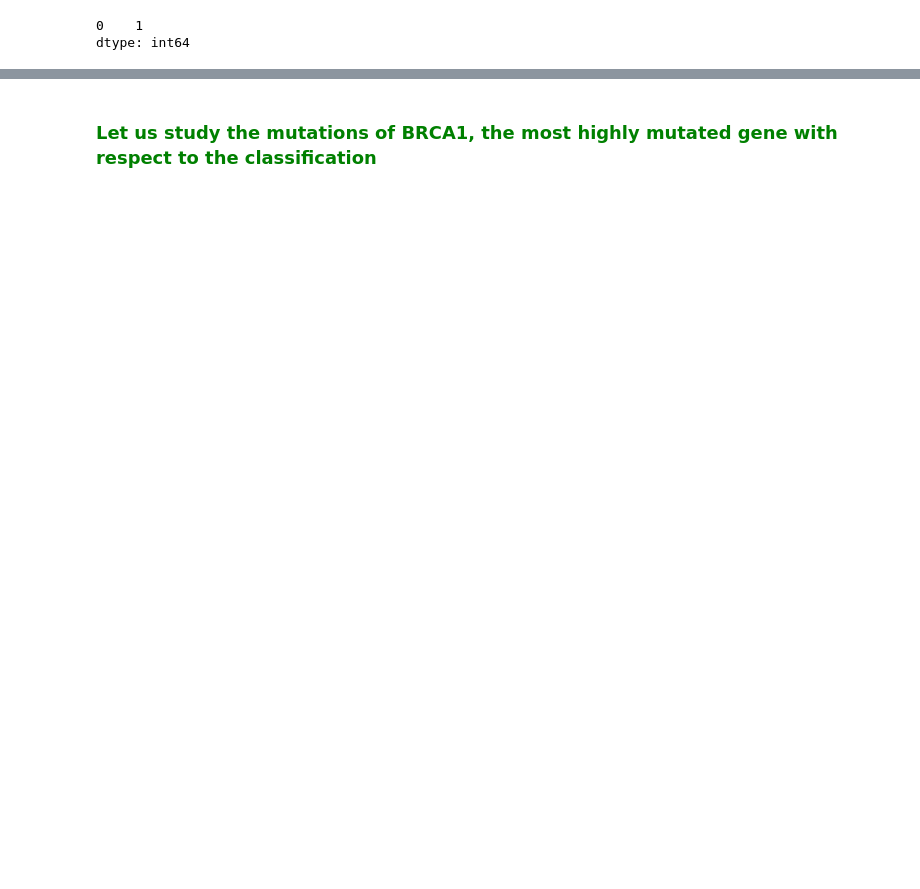
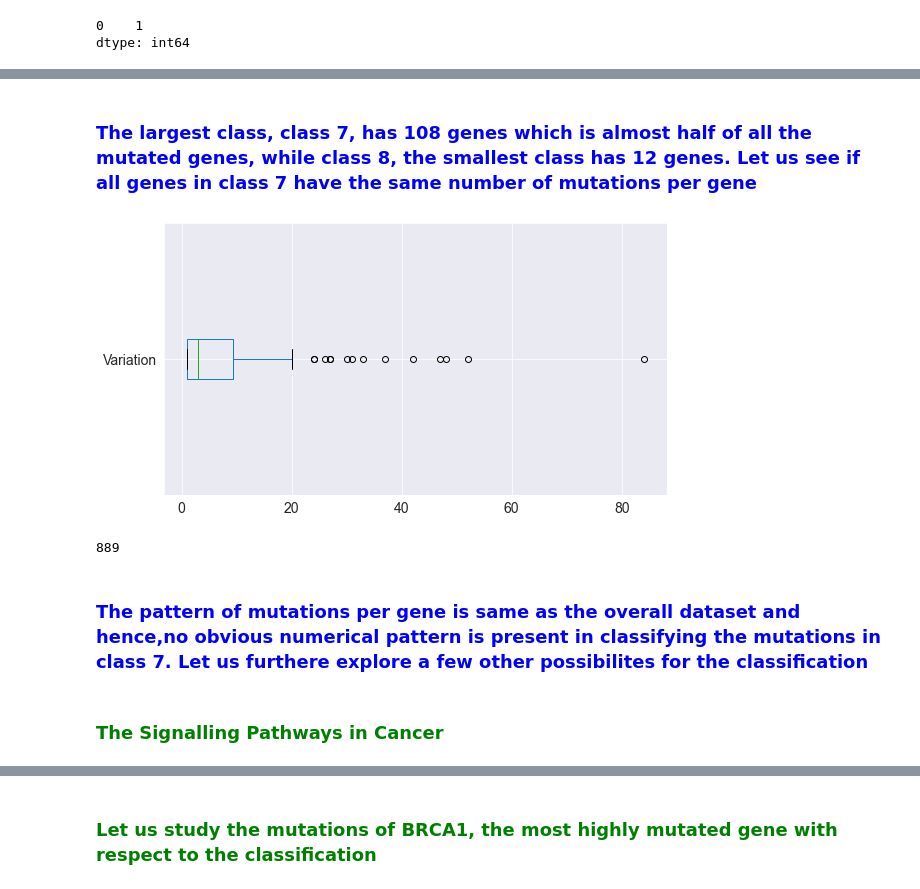
Before and after one commit to me-nobody/jovian-ml-project, a Jupyter notebook: jovian-ml-project-030122.ipynb, the cells around one changed output, grey strips where cells are left out. Drawn from its saved outputs; the diff is of its cells as text; code cells hidden in the pictures; blank space fills up the shorter version.

```diff
--- a/jovian-ml-project-030122.ipynb
+++ b/jovian-ml-project-030122.ipynb
@@ -187,0 +201,14 @@ mutated_genes=train_df['Gene'].to_list()
+# %% [markdown]
+### <font color="blue"> The largest class, class 7, has 108 genes which is almost half of all the mutated genes, while class 8, the smallest class has 12 genes. Let us see if all genes in class 7 have the same number of mutations per gene </font>
+# %%
+train_df[train_df['Class']==7].groupby('Gene')[['Variation']].count().boxplot(vert=False);
+# %% [output]
+[figure, added]
+# %%
+train_df[train_df['Class']==7]['Variation'].nunique()
+# %% [output]
+889
+# %% [markdown]
+### <font color='blue'> The pattern of mutations per gene is same as the overall dataset and hence,no obvious numerical pattern is present in classifying the mutations in class 7. Let us furthere explore a few other possibilites for the classification </font>
+# %% [markdown]
+### <font color='green'>The Signalling Pathways in Cancer</font>
```
Also changed, not shown: parts of 120 cells of this notebook.
